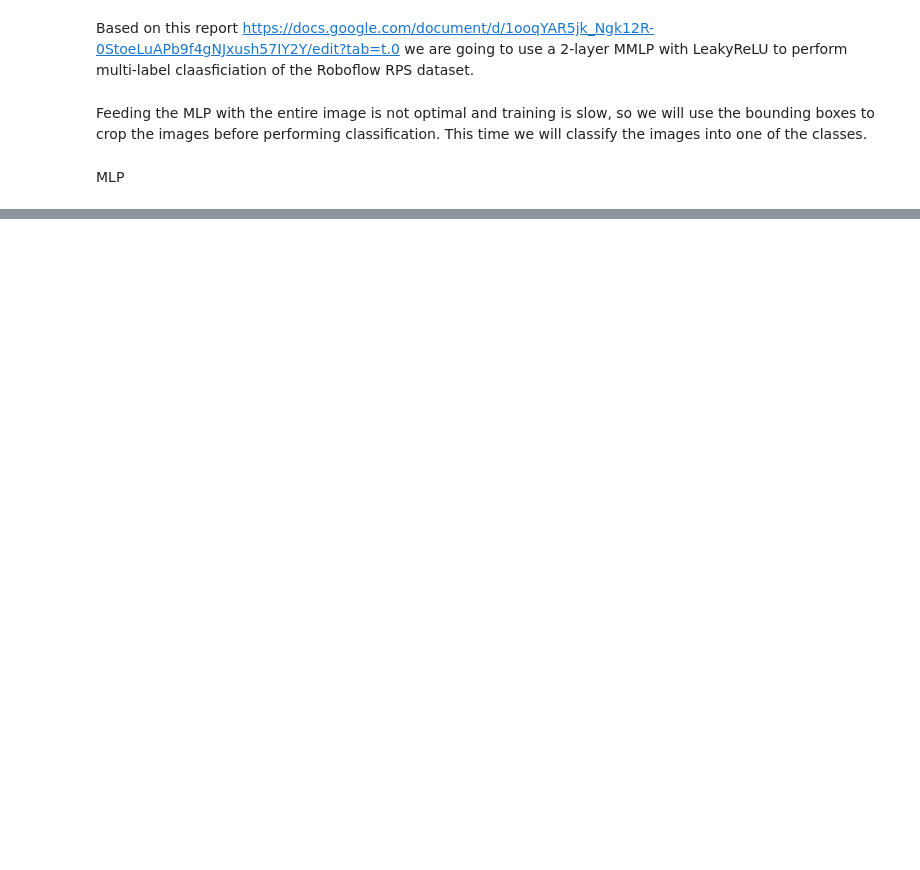
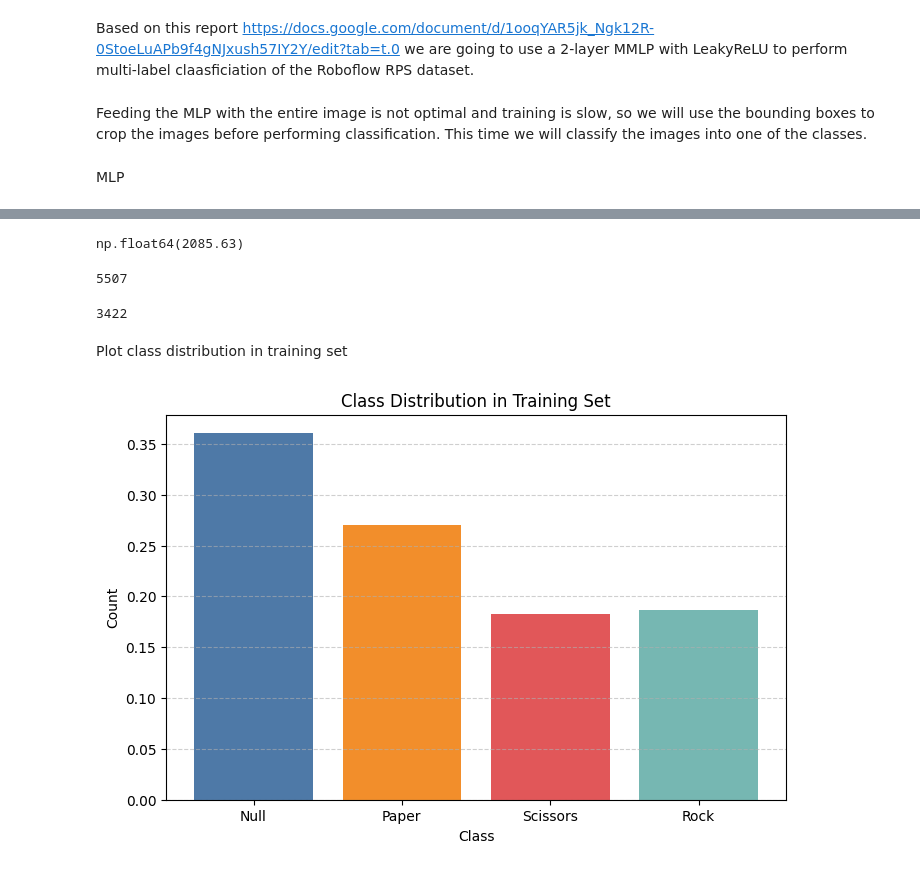
Before and after one commit to c-brz/RockPaperScissors, a Jupyter notebook: project/mlp_cropped_single_label.ipynb, the cells around one changed output, grey strips where cells are left out. Saved outputs shown, nothing was run; the diff lists cells and outputs as text; code cells hidden in the pictures; blank space fills up the shorter version.

```diff
--- a/project/mlp_cropped_single_label.ipynb
+++ b/project/mlp_cropped_single_label.ipynb
@@ -609,0 +609,14 @@ plot_class_performance(all_predictions, all_labels)
+# %%
+import numpy as np
+expenses = [286.85, 136.72,  243.20, 469.50, 452.36, 465.10, 31.90]
+np.sum(expenses)
+# %% [output]
+np.float64(2085.63)
+# %%
+56 + 22 + 300 + 30 + 150 + 35 + 5 + 380 + 250 + 110 + 958 + 958 + 95 + 200 + 958 + 1000
+# %% [output]
+5507
+# %%
+5507 - 2085
+# %% [output]
+3422
@@ -609,0 +650,33 @@ plot_class_performance(all_predictions, all_labels)
+# %% [markdown]
+Plot class distribution in training set
+# %%
+import matplotlib.pyplot as plt
+
+IMG_SIZE = 64
+
+dataset_path = "../rock-paper-scissors-11"
+train_dataset = RoboflowRPSDataset(
+    images_dir=f'{dataset_path}/train/images',
+    labels_dir=f'{dataset_path}/train/labels',
+    crop_size=IMG_SIZE,
+    transform=transforms.Compose([
+    transforms.ToTensor()])
+)
+train_loader = DataLoader(train_dataset, batch_size=64, shuffle=False)
+
+all_classes = [sample[1] for sample in train_dataset.samples]
+class_counter = Counter(all_classes)
+
+class_names = [train_dataset.classes[i].capitalize() for i in list(class_counter.keys())]
+class_counts = np.array([i for i in list(class_counter.values())])
+norm = sum(class_counts)
+
+plt.figure(figsize=(8, 5))
+plt.bar(class_names, class_counts/norm, color=['#4e79a7', '#f28e2b', '#e15759', '#76b7b2'])
+plt.xlabel('Class')
+plt.ylabel('Count')
+plt.title('Class Distribution in Training Set')
+plt.grid(axis='y', linestyle='--', alpha=0.6)
+plt.show()
+# %% [output]
+[figure, added]
```
Also changed, not shown: parts of 7 cells of this notebook.
